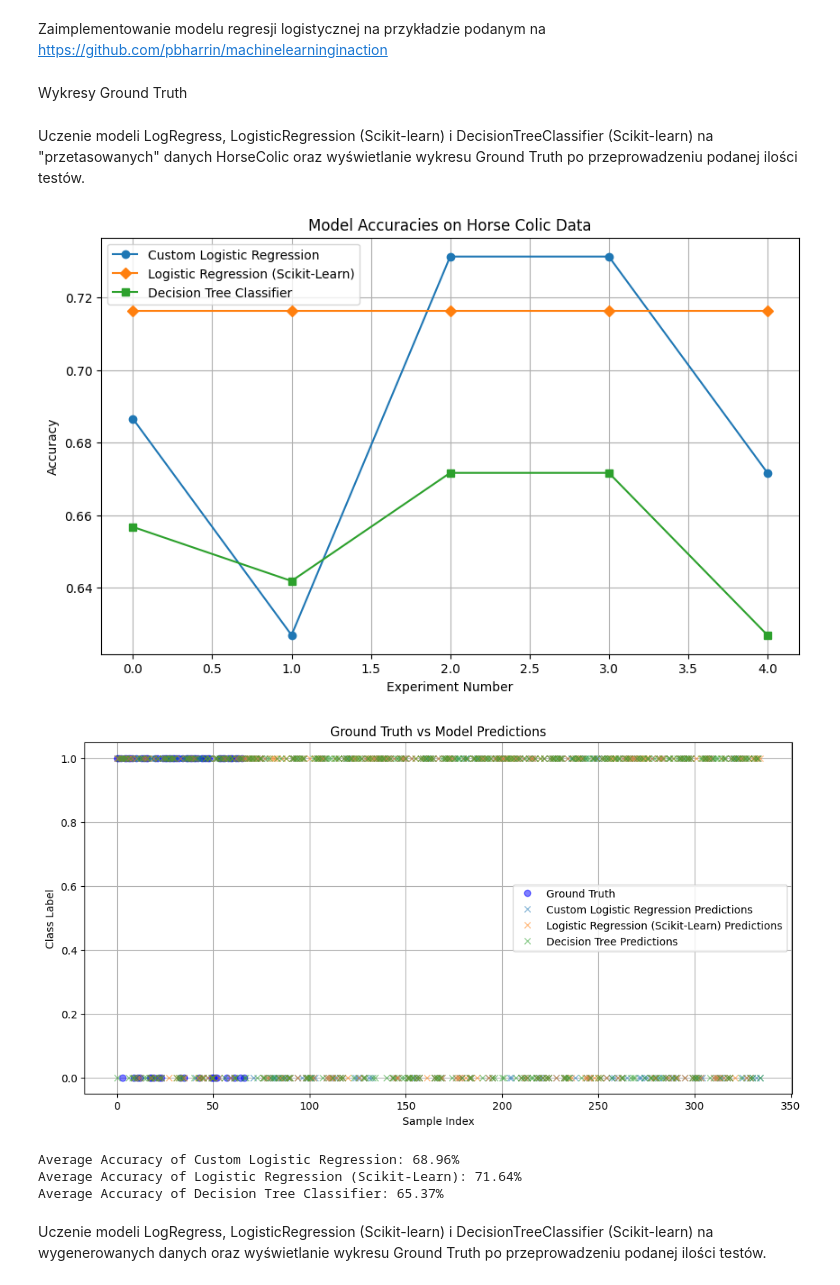
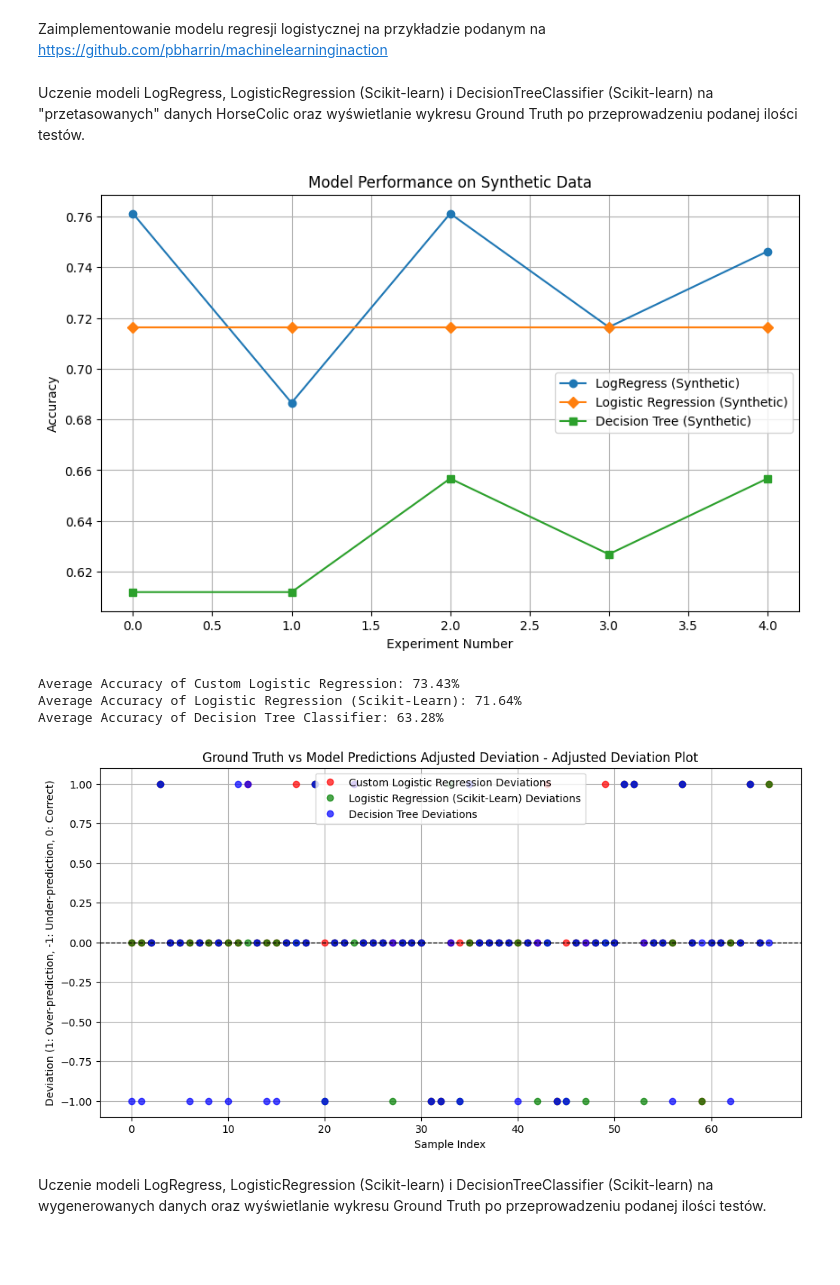
Before and after one commit to lukaszharkot/MwDM, a Jupyter notebook: LogRegressAll copy.ipynb, the cells around one changed output. Cells and saved outputs as stored; diff of their text form; code cells hidden in the pictures; blank space fills up the shorter version.

```diff
--- a/LogRegressAll copy.ipynb
+++ b/LogRegressAll copy.ipynb
@@ -67,5 +67,3 @@ def LogRegress(dataMatrix, classLabels, numIter=150, learning_rate=0.001):
             weights = weights + alpha * error * dataMatrix[randIndex]
             del(dataIndex[randIndex])  # Usuwamy użyty indeks, by nie powtarzać tej samej próbki
     return weights
-# %% [markdown]
-Wykresy Ground Truth
@@ -91,9 +75,11 @@ def MultiTestHorse(num_experiments):
     accuracy_logreg = []
     accuracy_log = []
     accuracy_tree = []
-    predictions_logreg_total = []
-    predictions_log_total = []
-    predictions_tree_total = []
+
+    # Lists to collect all predictions from every experiment
+    all_predictions_logreg = []
+    all_predictions_log = []
+    all_predictions_tree = []
 
     for i in range(num_experiments):
         # Shuffle and split the training set randomly
@@ -103,57 +89,76 @@ def MultiTestHorse(num_experiments):
 
         # Train custom Logistic Regression model
         trainWeights = LogRegress(shuffled_trainingSet, shuffled_trainingLabels, 1000, 0.01)
-        predictions_logreg = [classifyVector(sample, trainWeights) for sample in testSet]
-        predictions_logreg_total.extend(predictions_logreg)  # Collect predictions
+        predictions_logreg_probs = [classifyVector(sample, trainWeights) for sample in testSet]
+        predictions_logreg = [1 if prob >= 0.5 else 0 for prob in predictions_logreg_probs]
+        all_predictions_logreg.extend(predictions_logreg)  # Collect all predictions
         acc_logreg = accuracy_score(testLabels, predictions_logreg)
         accuracy_logreg.append(acc_logreg)
 
         # Train Scikit-Learn's Logistic Regression model
         log_model = LogisticRegression(max_iter=5000)
         log_model.fit(shuffled_trainingSet, shuffled_trainingLabels)
-        predictions_log = log_model.predict(testSet)
-        predictions_log_total.extend(predictions_log)  # Collect predictions
+        predictions_log_probs = log_model.predict_proba(testSet)[:, 1]
+        predictions_log = [1 if prob >= 0.5 else 0 for prob in predictions_log_probs]
+        all_predictions_log.extend(predictions_log)  # Collect all predictions
         acc_log = accuracy_score(testLabels, predictions_log)
         accuracy_log.append(acc_log)
 
         # Train Decision Tree Classifier
         tree_model = DecisionTreeClassifier()
         tree_model.fit(shuffled_trainingSet, shuffled_trainingLabels)
-        predictions_tree = tree_model.predict(testSet)
-        predictions_tree_total.extend(predictions_tree)  # Collect predictions
+        predictions_tree_probs = tree_model.predict_proba(testSet)[:, 1]
+        predictions_tree = [1 if prob >= 0.5 else 0 for prob in predictions_tree_probs]
+        all_predictions_tree.extend(predictions_tree)  # Collect all predictions
         acc_tree = accuracy_score(testLabels, predictions_tree)
         accuracy_tree.append(acc_tree)
 
-    # Plot comparison of model accuracies
     plt.figure(figsize=(10, 6))
-    plt.plot(range(num_experiments), accuracy_logreg, marker='o', label="Custom Logistic Regression")
-    plt.plot(range(num_experiments), accuracy_log, marker='D', label="Logistic Regression (Scikit-Learn)")
-    plt.plot(range(num_experiments), accuracy_tree, marker='s', label="Decision Tree Classifier")
+    plt.plot(range(num_experiments), accuracy_logreg, marker='o', label="LogRegress (Synthetic)")
+    plt.plot(range(num_experiments), accuracy_log, marker='D', label="Logistic Regression (Synthetic)")
+    plt.plot(range(num_experiments), accuracy_tree, marker='s', label="Decision Tree (Synthetic)")
     plt.xlabel("Experiment Number")
     plt.ylabel("Accuracy")
-    plt.title("Model Accuracies on Horse Colic Data")
+    plt.title("Model Performance on Synthetic Data")
     plt.legend()
     plt.grid(True)
     plt.show()
 
-    # Plot ground truth vs predictions in a single plot
-    predictions = [predictions_logreg_total, predictions_log_total, predictions_tree_total]
-    labels = ["Custom Logistic Regression Predictions", "Logistic Regression (Scikit-Learn) Predictions", "Decision Tree Predictions"]
-    plot_ground_truth_vs_predictions(testLabels, predictions, labels, "Ground Truth vs Model Predictions")
-
     # Print average accuracies
     print("\nAverage Accuracy of Custom Logistic Regression: {:.2f}%".format(np.mean(accuracy_logreg) * 100))
     print("Average Accuracy of Logistic Regression (Scikit-Learn): {:.2f}%".format(np.mean(accuracy_log) * 100))
-    print("Average Accuracy of Decision Tree Classifier: {:.2f}%".format(np.mean(accuracy_tree) * 100))
+    print("Average Accuracy of Decision Tree Classifier: {:.2f}% \n".format(np.mean(accuracy_tree) * 100))
+
+    # Function to calculate and plot the adjusted deviations
+    def plot_adjusted_deviation(true_labels, all_predictions, labels, title):
+        plt.figure(figsize=(12, 6))
+        colors = ['red', 'green', 'blue']  # Colors for each model
+        for predictions, label, color in zip(all_predictions, labels, colors):
+            # Calculate deviations: 1 for over-predictions, -1 for under-predictions, 0 for correct predictions
+            deviations = [1 if pred > true else -1 if pred < true else 0 for true, pred in zip(true_labels, predictions)]
+            plt.plot(deviations, marker='o', linestyle='', label=f'{label} Deviations', alpha=0.7, color=color)
+
+        plt.axhline(0, color='black', linewidth=1, linestyle='--')  # Baseline for no deviation
+        plt.title(f'{title} - Adjusted Deviation Plot')
+        plt.xlabel('Sample Index')
+        plt.ylabel('Deviation (1: Over-prediction, -1: Under-prediction, 0: Correct)')
+        plt.legend()
+        plt.grid(True)
+        plt.show()
+
+    # Plot adjusted deviation using all collected predictions
+    all_predictions = [all_predictions_logreg, all_predictions_log, all_predictions_tree]
+    labels = ["Custom Logistic Regression", "Logistic Regression (Scikit-Learn)", "Decision Tree"]
+    plot_adjusted_deviation(testLabels, all_predictions, labels, "Ground Truth vs Model Predictions Adjusted Deviation")
 
 # Run the function with 5 experiments
-MultiTestHorse(5)
+MultiTestHorse(num_of_experiments)
 # %% [output]
-[figure, old version]
+[figure, new version]
+Average Accuracy of Custom Logistic Regression: 73.43%
+Average Accuracy of Logistic Regression (Scikit-Learn): 71.64%
+Average Accuracy of Decision Tree Classifier: 63.28%
-[figure, old version]
+[figure, new version]
-Average Accuracy of Custom Logistic Regression: 68.96%
-Average Accuracy of Logistic Regression (Scikit-Learn): 71.64%
-Average Accuracy of Decision Tree Classifier: 65.37%
 # %% [markdown]
 Uczenie modeli LogRegress, LogisticRegression (Scikit-learn) i DecisionTreeClassifier (Scikit-learn) na wygenerowanych danych oraz wyświetlanie wykresu Ground Truth po przeprowadzeniu podanej ilości testów.
 # %%
```
Also changed, not shown: parts of 2 cells of this notebook.
